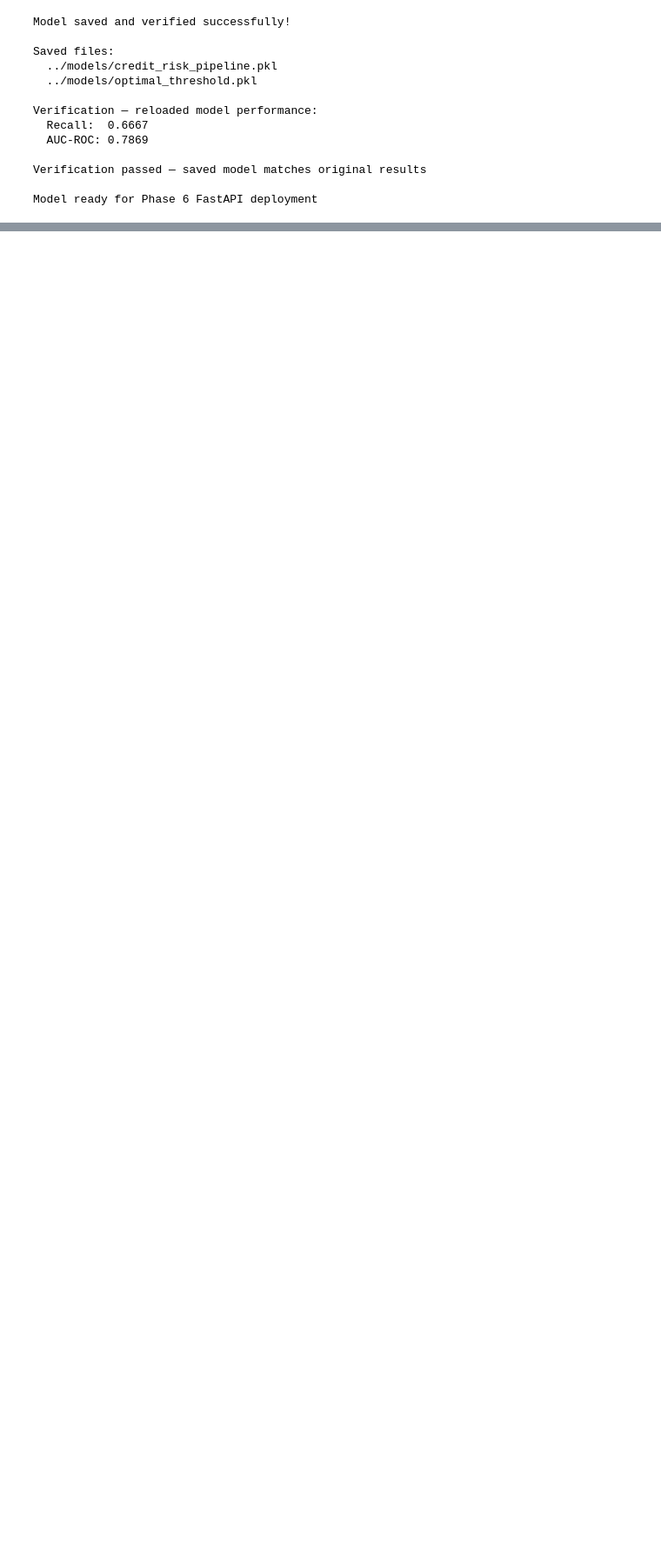
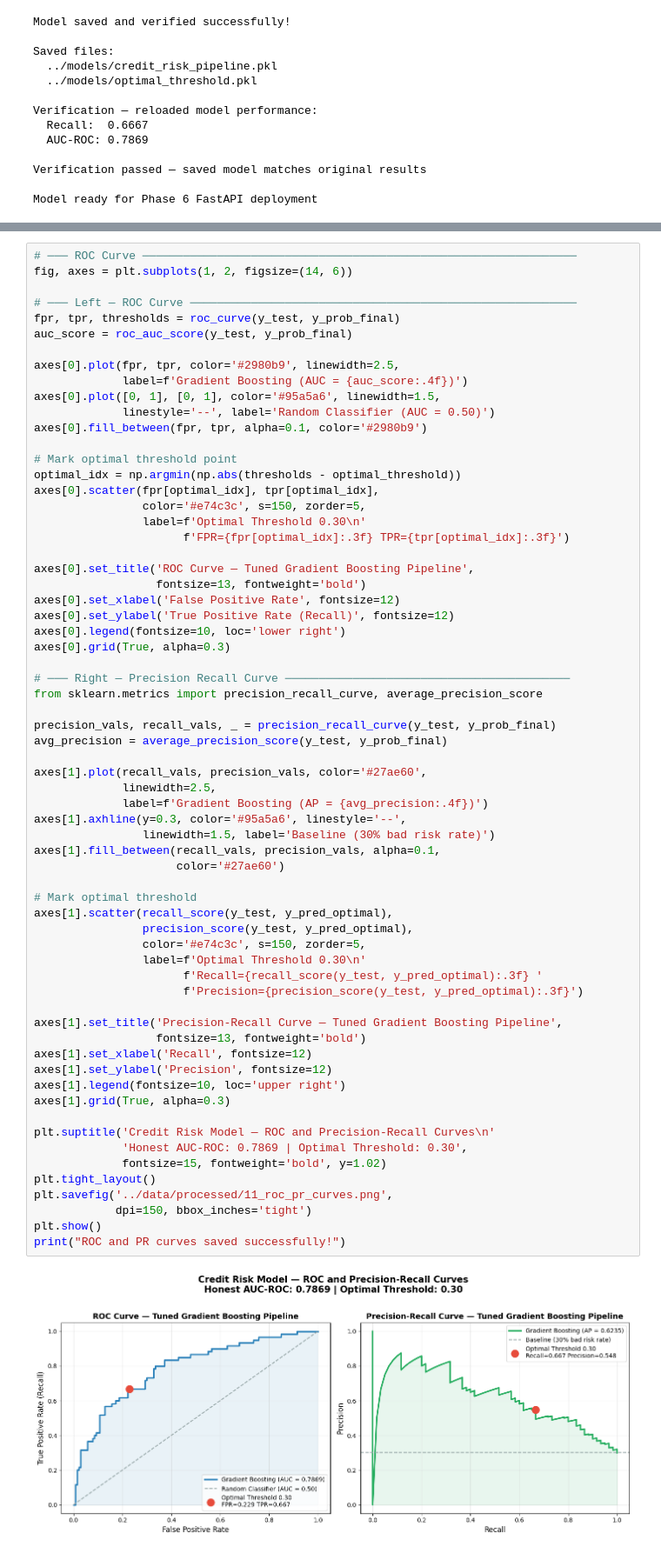
Before and after one commit to Aluka-Analysis/credit-risk-ml-system, a Jupyter notebook: notebooks/03_model_training_v2.ipynb, the cells around one changed output, grey strips where cells are left out. Shown at 87% size. Drawn from its saved outputs; the diff is of its cells as text; blank space fills up the shorter version.

```diff
--- a/notebooks/03_model_training_v2.ipynb
+++ b/notebooks/03_model_training_v2.ipynb
@@ -525,0 +591,67 @@ Model ready for Phase 6 FastAPI deployment
+# %%
+# ─── ROC Curve ────────────────────────────────────────────────────────────────
+fig, axes = plt.subplots(1, 2, figsize=(14, 6))
+
+# ─── Left — ROC Curve ─────────────────────────────────────────────────────────
+fpr, tpr, thresholds = roc_curve(y_test, y_prob_final)
+auc_score = roc_auc_score(y_test, y_prob_final)
+
+axes[0].plot(fpr, tpr, color='#2980b9', linewidth=2.5,
+             label=f'Gradient Boosting (AUC = {auc_score:.4f})')
+axes[0].plot([0, 1], [0, 1], color='#95a5a6', linewidth=1.5,
+             linestyle='--', label='Random Classifier (AUC = 0.50)')
+axes[0].fill_between(fpr, tpr, alpha=0.1, color='#2980b9')
+
+# Mark optimal threshold point
+optimal_idx = np.argmin(np.abs(thresholds - optimal_threshold))
+axes[0].scatter(fpr[optimal_idx], tpr[optimal_idx],
+                color='#e74c3c', s=150, zorder=5,
+                label=f'Optimal Threshold 0.30\n'
+                      f'FPR={fpr[optimal_idx]:.3f} TPR={tpr[optimal_idx]:.3f}')
+
+axes[0].set_title('ROC Curve — Tuned Gradient Boosting Pipeline',
+                  fontsize=13, fontweight='bold')
+axes[0].set_xlabel('False Positive Rate', fontsize=12)
+axes[0].set_ylabel('True Positive Rate (Recall)', fontsize=12)
+axes[0].legend(fontsize=10, loc='lower right')
+axes[0].grid(True, alpha=0.3)
+
+# ─── Right — Precision Recall Curve ──────────────────────────────────────────
+from sklearn.metrics import precision_recall_curve, average_precision_score
+
+precision_vals, recall_vals, _ = precision_recall_curve(y_test, y_prob_final)
+avg_precision = average_precision_score(y_test, y_prob_final)
+
+axes[1].plot(recall_vals, precision_vals, color='#27ae60',
+             linewidth=2.5,
+             label=f'Gradient Boosting (AP = {avg_precision:.4f})')
+axes[1].axhline(y=0.3, color='#95a5a6', linestyle='--',
+                linewidth=1.5, label='Baseline (30% bad risk rate)')
+axes[1].fill_between(recall_vals, precision_vals, alpha=0.1,
+                     color='#27ae60')
+
+# Mark optimal threshold
+axes[1].scatter(recall_score(y_test, y_pred_optimal),
+                precision_score(y_test, y_pred_optimal),
+                color='#e74c3c', s=150, zorder=5,
+                label=f'Optimal Threshold 0.30\n'
+                      f'Recall={recall_score(y_test, y_pred_optimal):.3f} '
+                      f'Precision={precision_score(y_test, y_pred_optimal):.3f}')
+
+axes[1].set_title('Precision-Recall Curve — Tuned Gradient Boosting Pipeline',
+                  fontsize=13, fontweight='bold')
+axes[1].set_xlabel('Recall', fontsize=12)
+axes[1].set_ylabel('Precision', fontsize=12)
+axes[1].legend(fontsize=10, loc='upper right')
+axes[1].grid(True, alpha=0.3)
+
+plt.suptitle('Credit Risk Model — ROC and Precision-Recall Curves\n'
+             'Honest AUC-ROC: 0.7869 | Optimal Threshold: 0.30',
+             fontsize=15, fontweight='bold', y=1.02)
+plt.tight_layout()
+plt.savefig('../data/processed/11_roc_pr_curves.png',
+            dpi=150, bbox_inches='tight')
+plt.show()
+print("ROC and PR curves saved successfully!")
+# %% [output]
+[figure, added]
```
Also changed, not shown: parts of 5 cells of this notebook, 4 other files.
